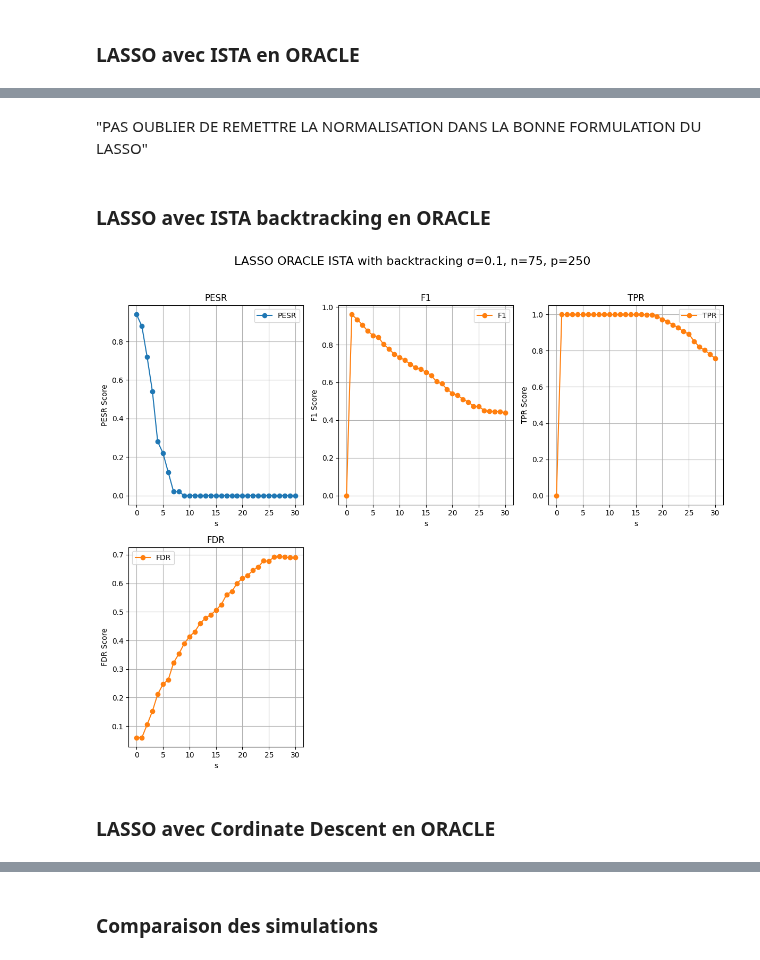
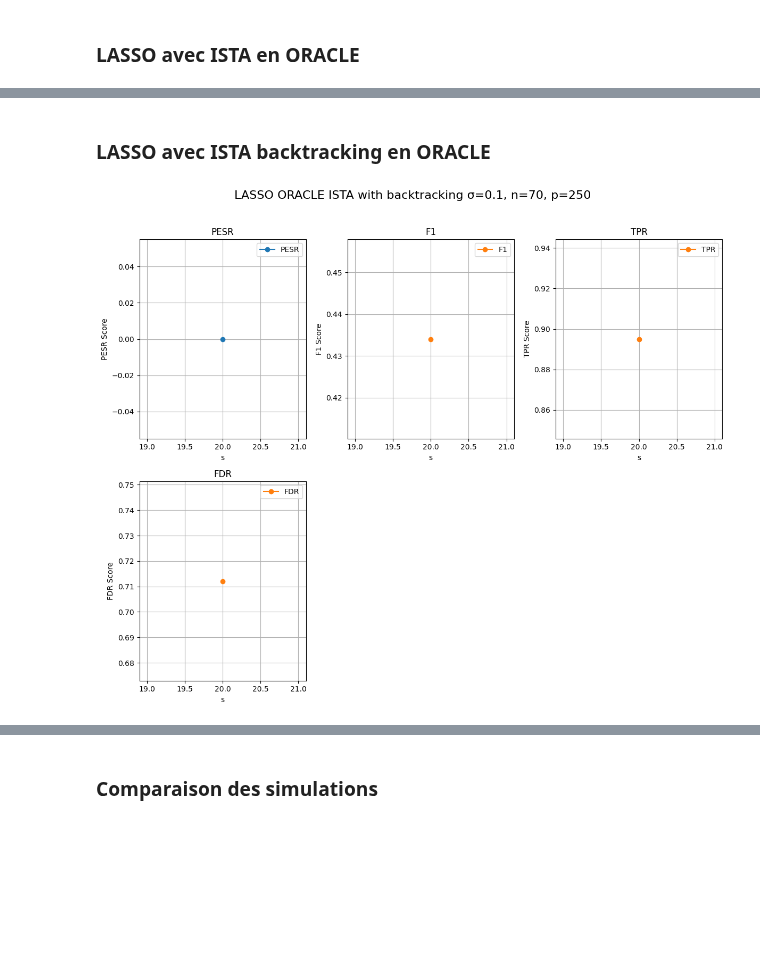
Before and after one commit to AymenBlk/STAGE-GENEVE, a Jupyter notebook: AYMEN/EXPLORATION/CAS LINEAIRE/LASSO/Basis.ipynb, the cells around one changed output, grey strips where cells are left out. Saved outputs shown, nothing was run; the diff lists cells and outputs as text; code cells hidden in the pictures; blank space fills up the shorter version.

```diff
--- a/AYMEN/EXPLORATION/CAS LINEAIRE/LASSO/Basis.ipynb
+++ b/AYMEN/EXPLORATION/CAS LINEAIRE/LASSO/Basis.ipynb
@@ -121,3 +121,17 @@ Ceci correspond à l'opérateur de seuillage doux (soft-thresholding).
 # %%
 import sys, pathlib
 sys.path.append(str(pathlib.Path.cwd().parent.parent.parent.parent)+"\AYMEN\EXPLORATION\CAS LINEAIRE\OUTILS")
+# %%
+n = 70
+p = 250
+list_s = [20]
+#list_s = range(0, 31)
+
+sigma = 0.1
+
+simu_iter=10
+qut_iter=1000
+max_iter=10000
+tol=1e-6
+
+seed=43
@@ -147,27 +218,23 @@ Sim1.plot()
-# %% [markdown]
-"PAS OUBLIER DE REMETTRE LA NORMALISATION DANS LA BONNE FORMULATION DU LASSO"
 # %% [markdown]
 ### LASSO avec ISTA backtracking en ORACLE
 # %%
 from simulations import SimulationLassoOracleIstaBacktracking
 
 Sim2 = SimulationLassoOracleIstaBacktracking(
-    n = 75,
-    p = 250,
-    list_s = range(0, 31),
-    sigma = 0.1,
-    simu_iter=50,
-    qut_iter=1000,
-    max_iter=10000,
-    tol=1e-6,
-    seed=43,
+    n = n,
+    p = p,
+    list_s = list_s,
+    sigma = sigma,
+    simu_iter = simu_iter,
+    qut_iter = qut_iter,
+    max_iter = max_iter,
+    tol = tol,
+    seed = seed,
     verbose=False
 )
 
 Sim2.run()
 
 Sim2.plot()
 # %% [output]
-[figure, old version]
+[figure, new version]
-# %% [markdown]
-### LASSO avec Cordinate Descent en ORACLE
```
Also changed, not shown: parts of 6 cells of this notebook, 6 other files.
